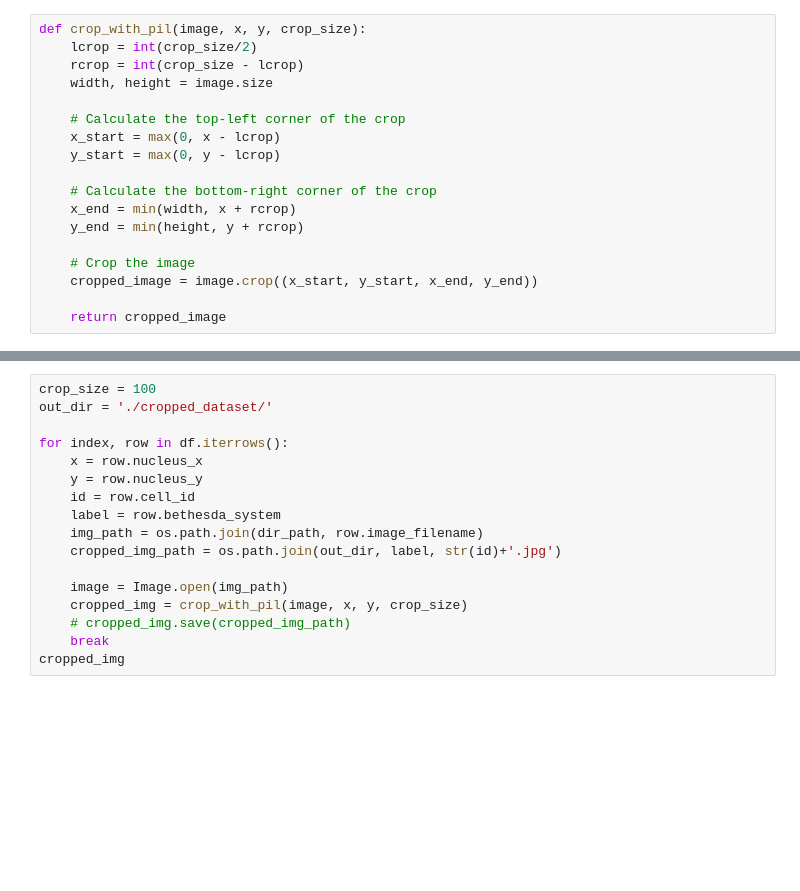
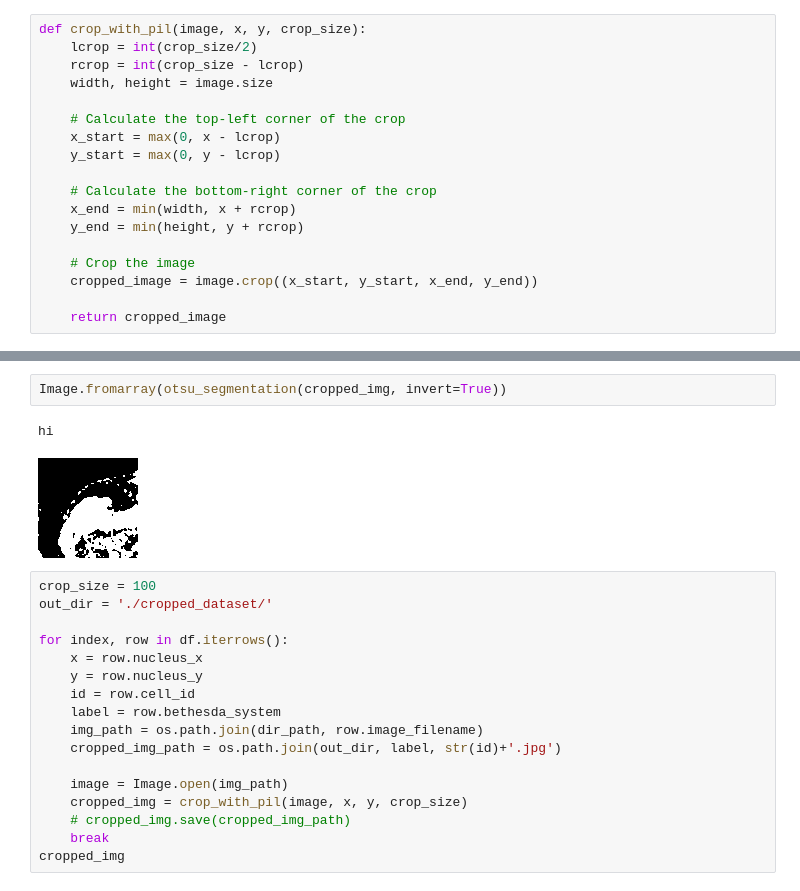
Before and after one commit to HenriqueCastros/pai-flower-nucleus, a Jupyter notebook: trab.ipynb, the cells around one changed output, grey strips where cells are left out. Drawn from its saved outputs; the diff is of its cells as text; blank space fills up the shorter version.

```diff
--- a/trab.ipynb
+++ b/trab.ipynb
@@ -69,3 +110,8 @@ crop_with_pil(image, 1012, 875, 100)
+# %%
+Image.fromarray(otsu_segmentation(cropped_img, invert=True))
+# %% [output]
+hi
+[figure, added]
 # %%
 crop_size = 100
 out_dir = './cropped_dataset/'
```
Also changed, not shown: parts of 13 cells of this notebook.
